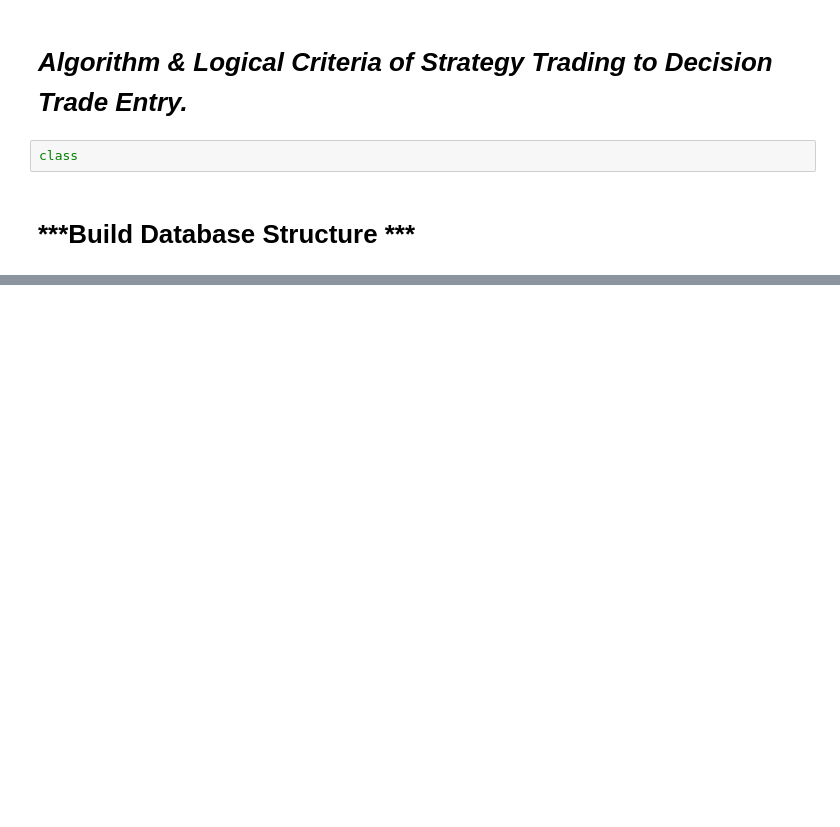
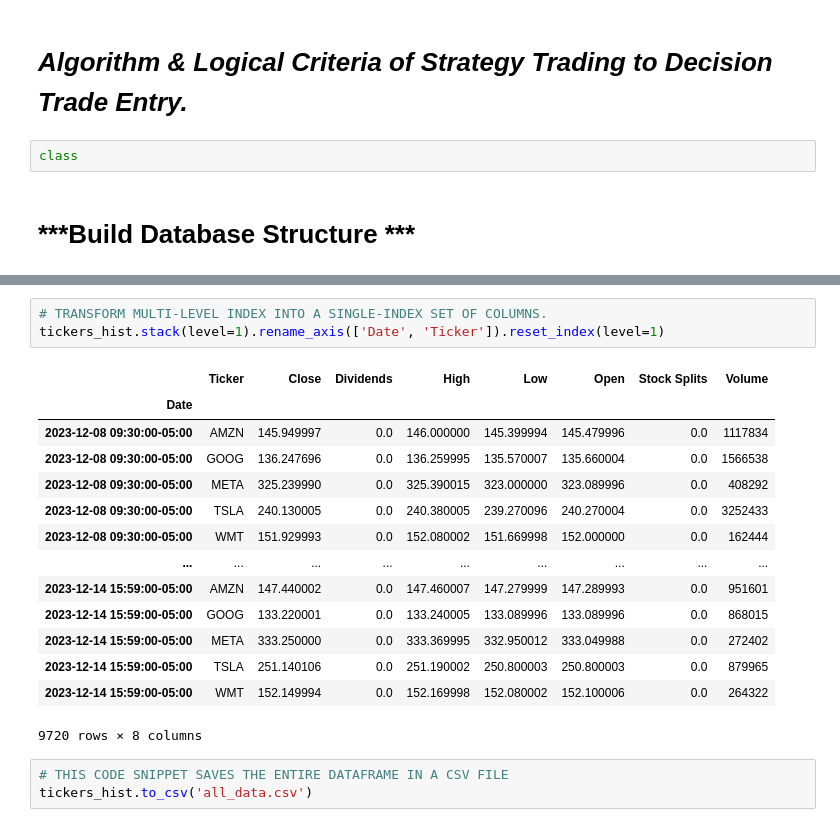
Before and after one commit to ProAek11/SzokyraceSys-AI-Statistics-AGTS., a Jupyter notebook: Frendersis_AI_Project_Strategy_Trading_Algorithm.ipynb, the cells around one changed output, grey strips where cells are left out. Drawn from its saved outputs; the diff is of its cells as text; blank space fills up the shorter version.

```diff
--- a/Frendersis_AI_Project_Strategy_Trading_Algorithm.ipynb
+++ b/Frendersis_AI_Project_Strategy_Trading_Algorithm.ipynb
@@ -408,0 +496,21 @@ class
+# %%
+# TRANSFORM MULTI-LEVEL INDEX INTO A SINGLE-INDEX SET OF COLUMNS.
+tickers_hist.stack(level=1).rename_axis(['Date', 'Ticker']).reset_index(level=1)
+# %% [output]
+|  | Ticker | Close | Dividends | High | Low | Open | Stock Splits | Volume |
+| Date |  |  |  |  |  |  |  |  |
+| 2023-12-08 09:30:00-05:00 | AMZN | 145.949997 | 0.0 | 146.000000 | 145.399994 | 145.479996 | 0.0 | 1117834 |
+| 2023-12-08 09:30:00-05:00 | GOOG | 136.247696 | 0.0 | 136.259995 | 135.570007 | 135.660004 | 0.0 | 1566538 |
+| 2023-12-08 09:30:00-05:00 | META | 325.239990 | 0.0 | 325.390015 | 323.000000 | 323.089996 | 0.0 | 408292 |
+| 2023-12-08 09:30:00-05:00 | TSLA | 240.130005 | 0.0 | 240.380005 | 239.270096 | 240.270004 | 0.0 | 3252433 |
+| 2023-12-08 09:30:00-05:00 | WMT | 151.929993 | 0.0 | 152.080002 | 151.669998 | 152.000000 | 0.0 | 162444 |
+| ... | ... | ... | ... | ... | ... | ... | ... | ... |
+| 2023-12-14 15:59:00-05:00 | AMZN | 147.440002 | 0.0 | 147.460007 | 147.279999 | 147.289993 | 0.0 | 951601 |
+| 2023-12-14 15:59:00-05:00 | GOOG | 133.220001 | 0.0 | 133.240005 | 133.089996 | 133.089996 | 0.0 | 868015 |
+| 2023-12-14 15:59:00-05:00 | META | 333.250000 | 0.0 | 333.369995 | 332.950012 | 333.049988 | 0.0 | 272402 |
+| 2023-12-14 15:59:00-05:00 | TSLA | 251.140106 | 0.0 | 251.190002 | 250.800003 | 250.800003 | 0.0 | 879965 |
+| 2023-12-14 15:59:00-05:00 | WMT | 152.149994 | 0.0 | 152.169998 | 152.080002 | 152.100006 | 0.0 | 264322 |
+9720 rows × 8 columns
+# %%
+# THIS CODE SNIPPET SAVES THE ENTIRE DATAFRAME IN A CSV FILE
+tickers_hist.to_csv('all_data.csv')
```
Also changed, not shown: parts of 17 cells of this notebook.
